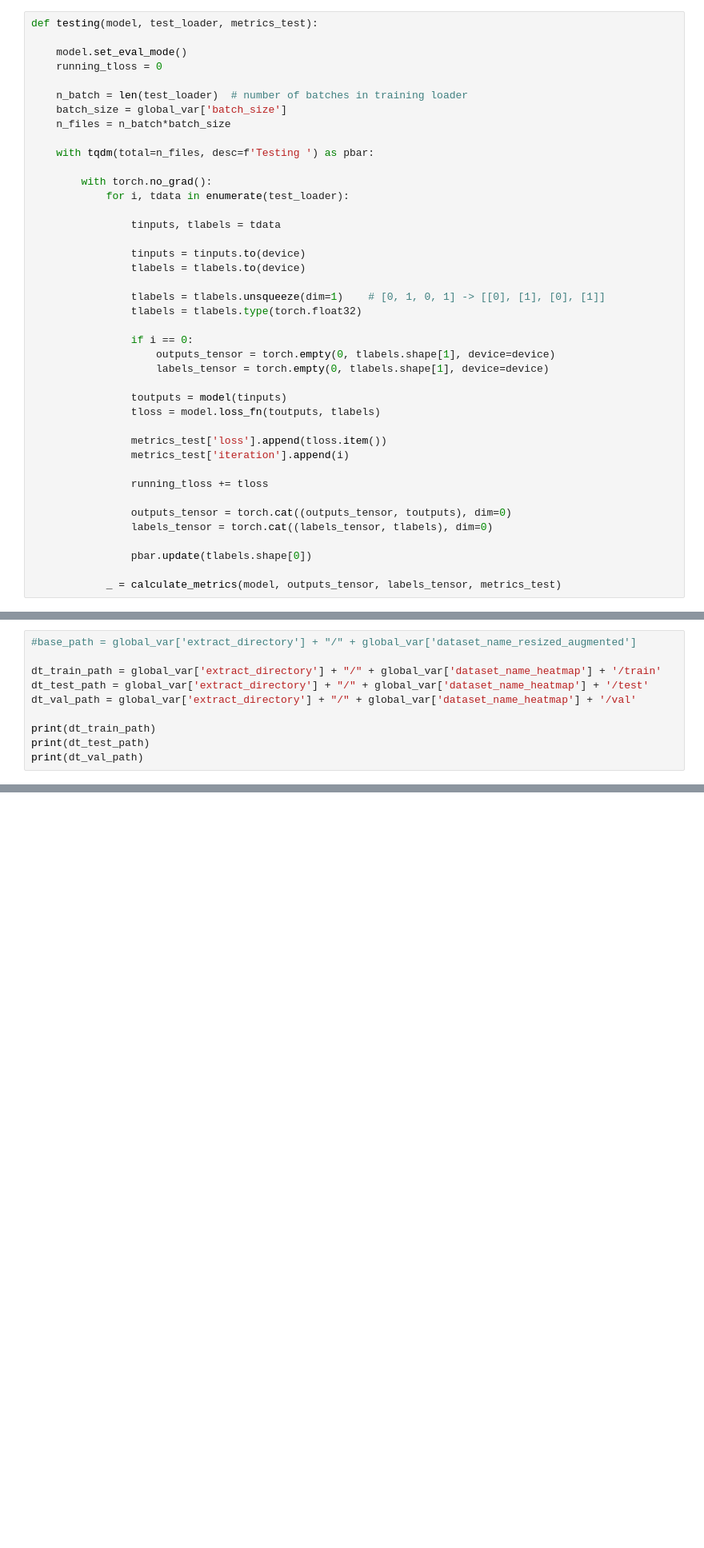
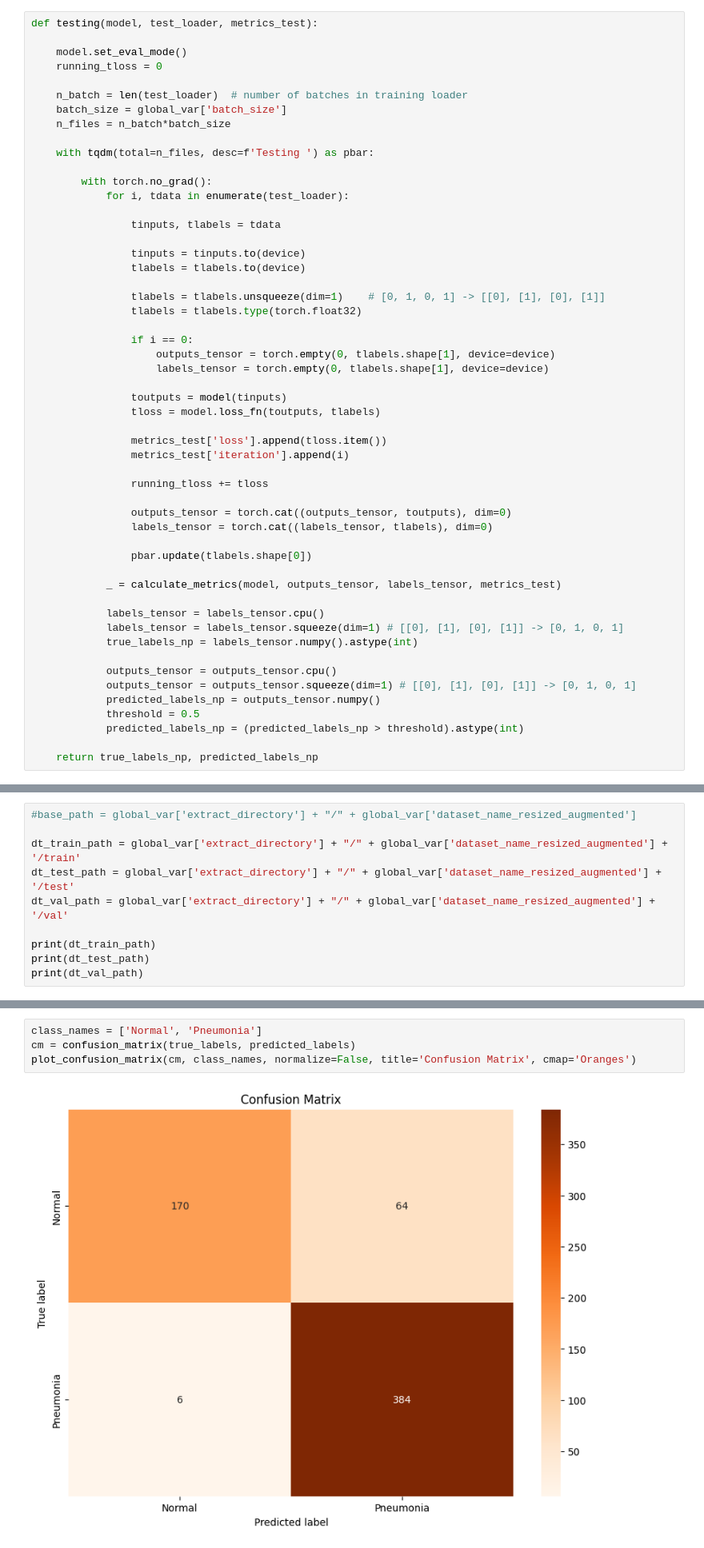
Before and after one commit to cybernetic-m/jam-net, a Jupyter notebook: models/baseline_model.ipynb, the cells around one changed output, grey strips where cells are left out. Shown at 80% size. Saved outputs shown, nothing was run; the diff lists cells and outputs as text; blank space fills up the shorter version.

```diff
--- a/models/baseline_model.ipynb
+++ b/models/baseline_model.ipynb
@@ -1460,6 +1487,18 @@ def testing(model, test_loader, metrics_test):
                 pbar.update(tlabels.shape[0])
 
             _ = calculate_metrics(model, outputs_tensor, labels_tensor, metrics_test)
+
+            labels_tensor = labels_tensor.cpu()
+            labels_tensor = labels_tensor.squeeze(dim=1) # [[0], [1], [0], [1]] -> [0, 1, 0, 1]
+            true_labels_np = labels_tensor.numpy().astype(int)
+
+            outputs_tensor = outputs_tensor.cpu()
+            outputs_tensor = outputs_tensor.squeeze(dim=1) # [[0], [1], [0], [1]] -> [0, 1, 0, 1]
+            predicted_labels_np = outputs_tensor.numpy()
+            threshold = 0.5
+            predicted_labels_np = (predicted_labels_np > threshold).astype(int)
+
+    return true_labels_np, predicted_labels_np
 # %%
 print(device)
 batch_size = global_var["batch_size"]
@@ -1472,9 +1511,9 @@ cpu
 # %%
 #base_path = global_var['extract_directory'] + "/" + global_var['dataset_name_resized_augmented']
 
-dt_train_path = global_var['extract_directory'] + "/" + global_var['dataset_name_heatmap'] + '/train'
-dt_test_path = global_var['extract_directory'] + "/" + global_var['dataset_name_heatmap'] + '/test'
-dt_val_path = global_var['extract_directory'] + "/" + global_var['dataset_name_heatmap'] + '/val'
+dt_train_path = global_var['extract_directory'] + "/" + global_var['dataset_name_resized_augmented'] + '/train'
+dt_test_path = global_var['extract_directory'] + "/" + global_var['dataset_name_resized_augmented'] + '/test'
+dt_val_path = global_var['extract_directory'] + "/" + global_var['dataset_name_resized_augmented'] + '/val'
 
 print(dt_train_path)
 print(dt_test_path)
@@ -1615,0 +1657,6 @@ NameError: name 'test_metrics' is not defined
+# %%
+class_names = ['Normal', 'Pneumonia']
+cm = confusion_matrix(true_labels, predicted_labels)
+plot_confusion_matrix(cm, class_names, normalize=False, title='Confusion Matrix', cmap='Oranges')
+# %% [output]
+[figure, added]
```
Also changed, not shown: parts of 24 cells of this notebook, 2 other files.
